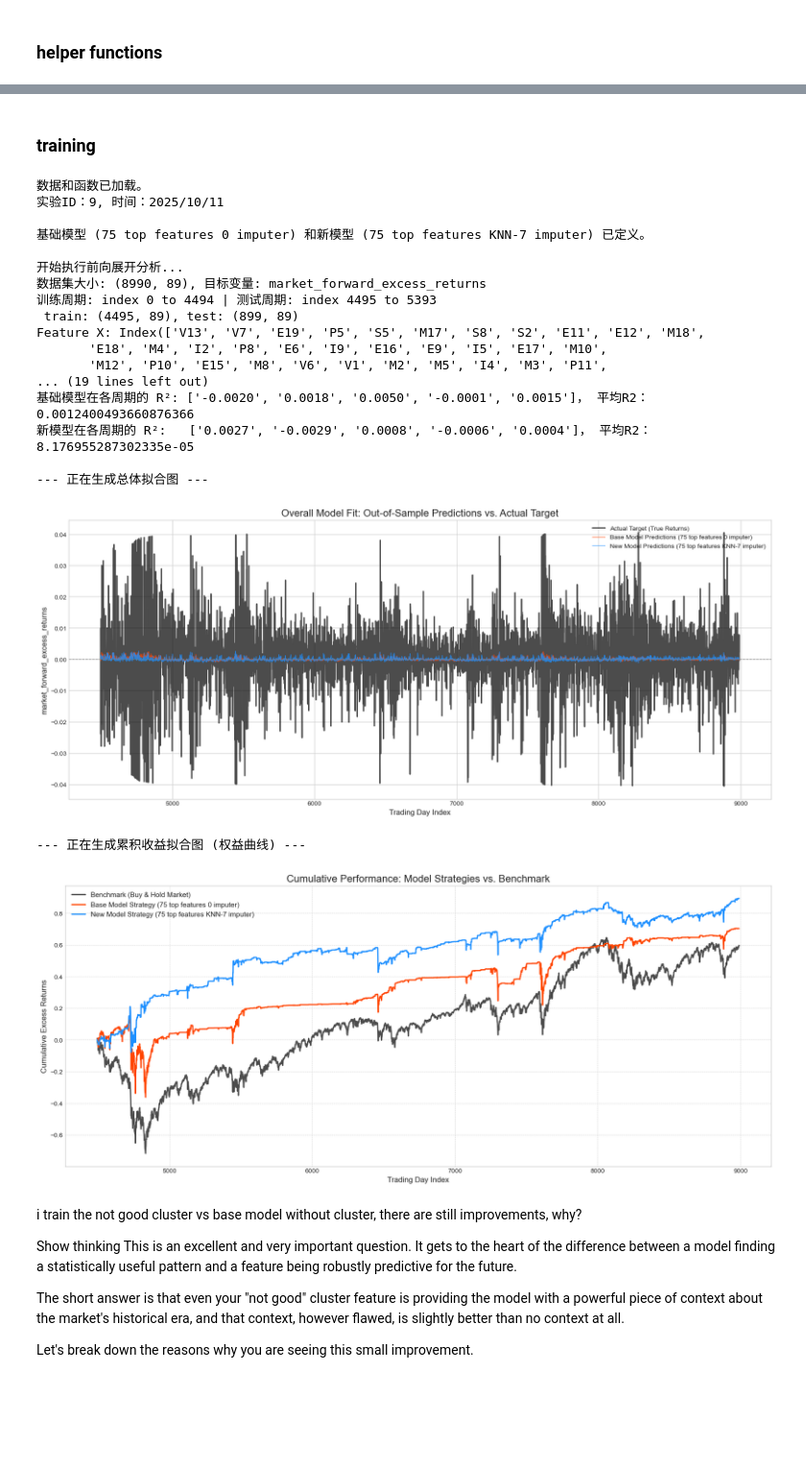
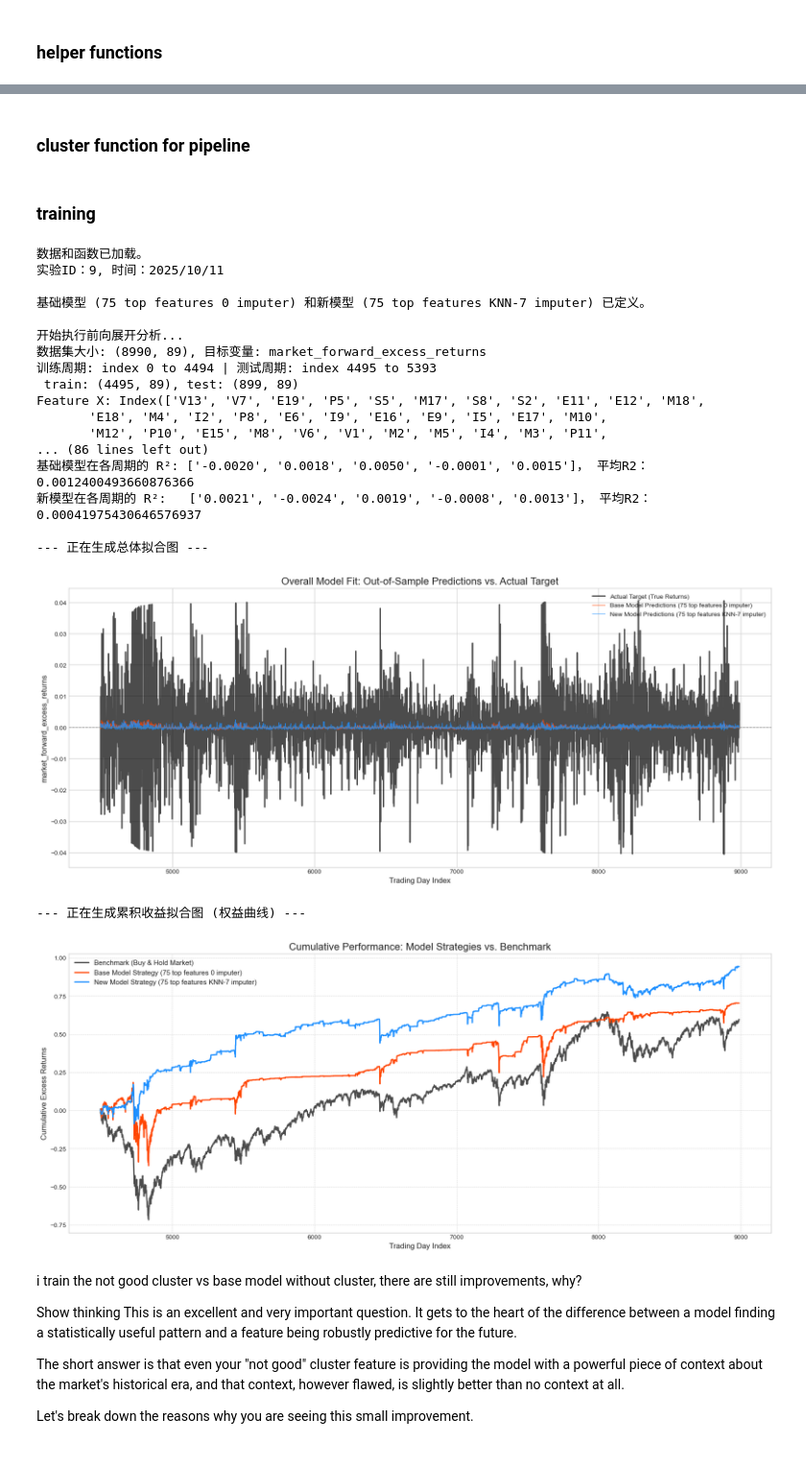
Before and after one commit to hzhang092/KaggleHTMarketPrediction, a Jupyter notebook: cluster_analysis.ipynb, the cells around one changed output, grey strips where cells are left out. Shown at 96% size. Saved outputs shown, nothing was run; the diff lists cells and outputs as text; code cells hidden in the pictures; blank space fills up the shorter version.

Commit message:
implemented cluster class for pipline

```diff
--- a/cluster_analysis.ipynb
+++ b/cluster_analysis.ipynb
@@ -751,3 +743,5 @@ Best_parameters2 = {'iterations': 800,
                    'random_strength': 5.2,
                    'colsample_bylevel': 0.86,
                    'early_stopping_rounds': 50}
+# %% [markdown]
+### cluster function for pipeline
@@ -779,7 +827,7 @@ model_base = Pipeline([
 ])
 model_new = Pipeline([
     ('detrend', detrend_function_transformer),
-    ('cluster', add_cluster_features_creator),
+    ('cluster', create_cluster(feature_categories = feature_categories)),
     ('feature_creator', feature_creator2),
     #('imputer', SimpleImputer(strategy='median')),
     #('knn_imputer', SimpleImputer(strategy='constant', fill_value=0)),
@@ -788,7 +836,7 @@ model_new = Pipeline([
 print(f"实验ID：{ID}, 时间：{date}")
 print(f"\n基础模型 ({base_model_descirption}) 和新模型 ({new_model_descirption}) 已定义。")
 
-# --- 步骤 3: 执行前向展开分析 (增加预测值收集) ---
+# --- 步骤 3: 执行前向展开分析 (增加预测值收集) Rolling Forward ---
 
 print("\n开始执行前向展开分析...")
 TARGET = "market_forward_excess_returns"
@@ -948,36 +996,36 @@ if all_test_indices:
     plt.plot(cumulative_base_strategy, label=f'Base Model Strategy ({base_model_descirption})', color='orangered', linewidth=2)
     plt.plot(cumulative_new_strategy, label=f'New Model Strategy ({new_model_descirption})', color='dodgerblue', linewidth=2)
 
     # 6. 添加图表元素
     plt.title('Cumulative Performance: Model Strategies vs. Benchmark', fontsize=16)
     plt.xlabel('Trading Day Index', fontsize=12)
     plt.ylabel('Cumulative Excess Returns', fontsize=12)
     plt.legend(fontsize=11)
     plt.grid(True, which='both', linestyle='--', linewidth=0.5)
 
     # 7. 显示图表
     plt.show()
 # %% [output]
 数据和函数已加载。
 实验ID：9, 时间：2025/10/11
 
 基础模型 (75 top features 0 imputer) 和新模型 (75 top features KNN-7 imputer) 已定义。
 
 开始执行前向展开分析...
 数据集大小: (8990, 89), 目标变量: market_forward_excess_returns
 训练周期: index 0 to 4494 | 测试周期: index 4495 to 5393
  train: (4495, 89), test: (899, 89)
 Feature X: Index(['V13', 'V7', 'E19', 'P5', 'S5', 'M17', 'S8', 'S2', 'E11', 'E12', 'M18',
        'E18', 'M4', 'I2', 'P8', 'E6', 'I9', 'E16', 'E9', 'I5', 'E17', 'M10',
        'M12', 'P10', 'E15', 'M8', 'V6', 'V1', 'M2', 'M5', 'I4', 'M3', 'P11',
-... (19 lines left out)
+... (86 lines left out)
 基础模型在各周期的 R²: ['-0.0020', '0.0018', '0.0050', '-0.0001', '0.0015']， 平均R2：0.0012400493660876366
-新模型在各周期的 R²:   ['0.0027', '-0.0029', '0.0008', '-0.0006', '0.0004']， 平均R2：8.176955287302335e-05
+新模型在各周期的 R²:   ['0.0021', '-0.0024', '0.0019', '-0.0008', '0.0013']， 平均R2：0.00041975430646576937
 
 --- 正在生成总体拟合图 ---
 [figure]
 --- 正在生成累积收益拟合图 (权益曲线) ---
-[figure, old version]
+[figure, new version]
 # %% [markdown]
 i train the not good cluster vs base model without cluster, there are still improvements, why?
 
```
Also changed, not shown: parts of 5 cells of this notebook, 2 other files.
